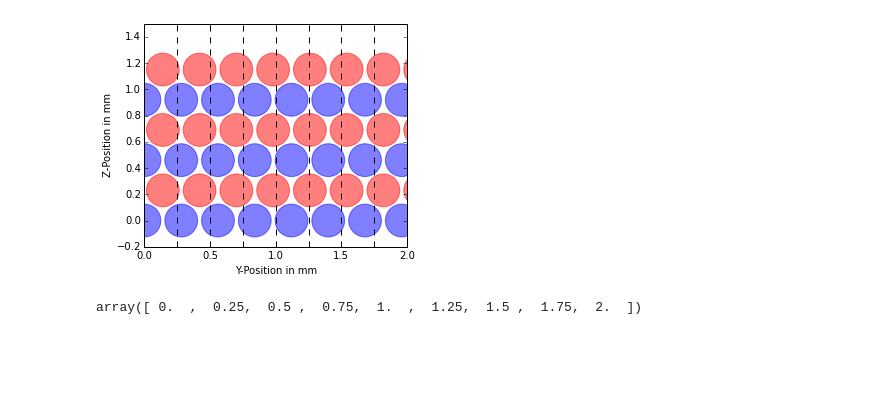
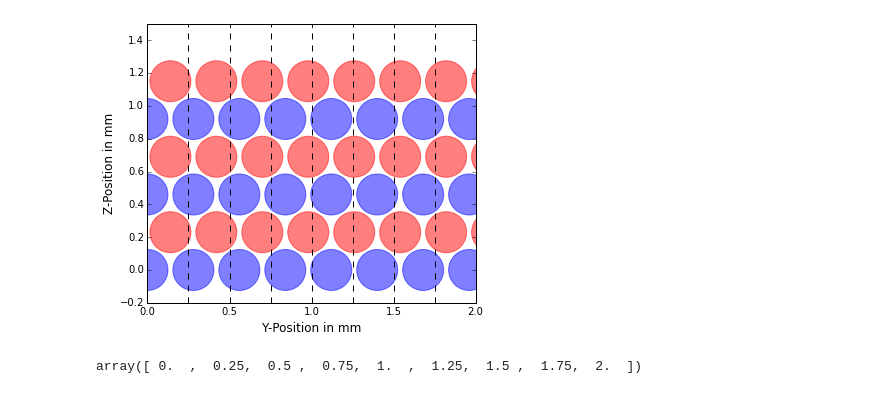
Before and after one commit to mbieker/BA_plots, a Jupyter notebook: Bachelor Arbeit Zusatz Plots.ipynb, the cells around one changed output. Saved outputs shown, nothing was run; the diff lists cells and outputs as text; code cells hidden in the pictures; blank space fills up the shorter version.

```diff
--- a/Bachelor Arbeit Zusatz Plots.ipynb
+++ b/Bachelor Arbeit Zusatz Plots.ipynb
@@ -24,6 +27,6 @@ def distance_in_mat(x , fiber_radius, fiber_pitch, num_layers):
 distance_in_mat = np.vectorize(distance_in_mat)
 # %%
-x = np.linspace(0,0.5,200)
+x = np.linspace(0,0.3,200)
 y = distance_in_mat(x,.125*0.94,.28,6)
 # %%
 plt.plot(x,y)
@@ -47,2 +51,0 @@ plt.savefig("distance_distribution.png")
-# %%
-plt.rc("text", usetex=False)
@@ -49,36 +54,37 @@ plt.rc("text", usetex=False)
 # %%
 plt.cla()
 ax =plt.gca()
 ax.set_xlim(0,2.)
 ax.set_ylim(-.2,1.5)
 
 num_layes = 6
 per_layer =10
 pitch_y = .28
 pitch_z =.23
 fiber_rad = .125
 for i in range (num_layes):
     if i %2 == 0:
         col = "b"
         offset = 0
     else:
         col = "r"
         offset = pitch_y/2
     for j in range(per_layer):
         circ = plt.Circle((j*pitch_y+ offset,i*pitch_z), radius=fiber_rad,color=col, alpha= 0.5 )
         ax.add_patch(circ)
 
 #Draw lines Representing Channels
 
 for x in np.arange(0,2.1,.250):
     line = plt.Line2D([x,x],(-0.2,1.5),linewidth=1, color="k", linestyle="dashed")
     ax.add_artist(line)
-plt.xlabel(r"Y-Position in mm")
-plt.ylabel(r"Z-Position in mm")
+plt.xlabel(r"Y-Position in mm",fontsize="large")
+plt.ylabel(r"Z-Position in mm",fontsize="large")
 ax.set_aspect(1)
+plt.gcf().set_size_inches((7,5))
 plt.savefig("fiber_vs_channel.pdf")
 # %% [output]
-[figure, old version]
+[figure, new version]
 # %%
 # %% [output]
 array([ 0.  ,  0.25,  0.5 ,  0.75,  1.  ,  1.25,  1.5 ,  1.75,  2.  ])
```
Also changed, not shown: parts of 7 cells of this notebook, 4 other files.
